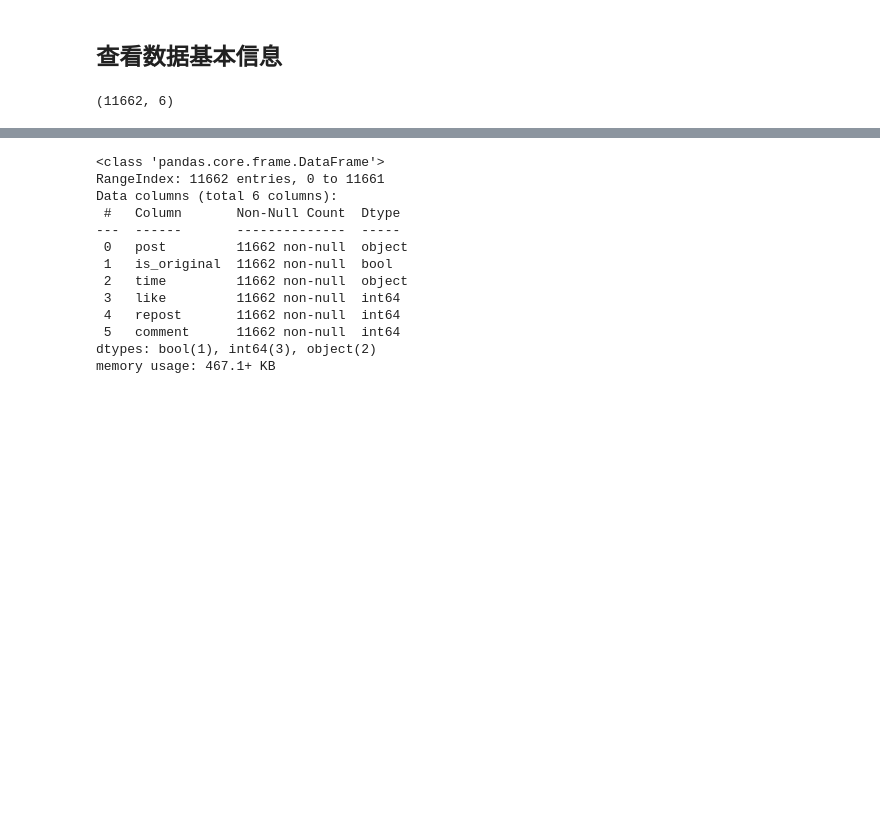
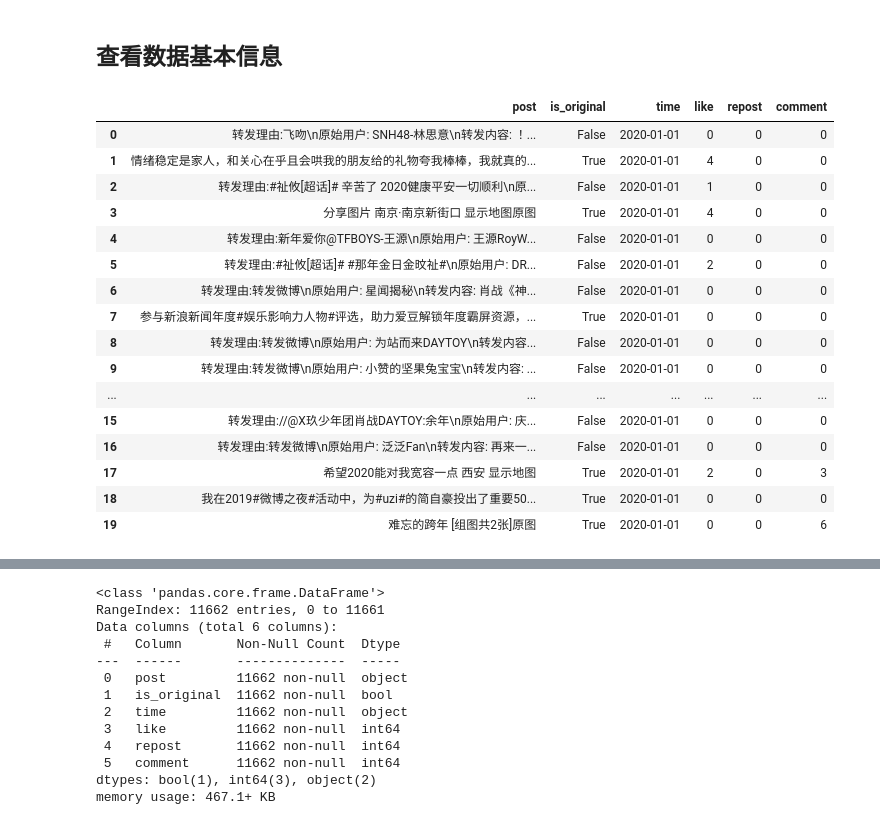
Before and after one commit to const7/Emotion-Contagion, a Jupyter notebook: code/weibo_user.ipynb, the cells around one changed output, grey strips where cells are left out. Drawn from its saved outputs; the diff is of its cells as text; code cells hidden in the pictures; blank space fills up the shorter version.

```diff
--- a/code/weibo_user.ipynb
+++ b/code/weibo_user.ipynb
@@ -14,18 +15,17 @@ from matplotlib import pyplot as plt
 # %%
 start_date = "2020-1-20"
-font_path = "./Microsoft YaHei Mono.ttf"
-media_data_path = "../data/user_data"
+font_path = "../data/Microsoft YaHei Mono.ttf"
+post_data_path = "../data/user_data"
 stop_words_path = "../data/dictionary/stop_words.txt"
 positive_words_path = "../data/dictionary/ntusd-positive.txt"
 negative_words_path = "../data/dictionary/ntusd-negative.txt"
-expanded_dict_path = "../data/dictionary/jieba_expanded_dict.txt"
 # %%
 #显示所有列
 pd.set_option('display.max_columns', None)
 #显示所有行
-pd.set_option('display.max_rows', None)
+pd.set_option('display.max_rows', 20)
 #设置value的显示长度为100，默认为50
-pd.set_option('max_colwidth',100)
+pd.set_option('max_colwidth',200)
 # %% [markdown]
 ## 获取数据
 # %%
@@ -45,10 +45,26 @@ def get_data(file_path):
     # concatenate posts by date
     # total = total.groupby("time")["post"].sum()
     return total
-data = get_data(media_data_path)
+data = get_data(post_data_path)
 # %% [markdown]
 ## 查看数据基本信息
-# %%
-data.shape
-# %% [output]
-(11662, 6)
+# %%
+data.head(20)
+# %% [output]
+|  | post | is_original | time | like | repost | comment |
+| 0 | 转发理由:飞吻\n原始用户: SNH48-林思意\n转发内容: ！... | False | 2020-01-01 | 0 | 0 | 0 |
+| 1 | 情绪稳定是家人，和关心在乎且会哄我的朋友给的礼物夸我棒棒，我就真的... | True | 2020-01-01 | 4 | 0 | 0 |
+| 2 | 转发理由:#祉攸[超话]# 辛苦了 2020健康平安一切顺利\n原... | False | 2020-01-01 | 1 | 0 | 0 |
+| 3 | 分享图片 南京·南京新街口 显示地图原图 | True | 2020-01-01 | 4 | 0 | 0 |
+| 4 | 转发理由:新年爱你@TFBOYS-王源\n原始用户: 王源RoyW... | False | 2020-01-01 | 0 | 0 | 0 |
+| 5 | 转发理由:#祉攸[超话]# #那年金日金旼祉#\n原始用户: DR... | False | 2020-01-01 | 2 | 0 | 0 |
+| 6 | 转发理由:转发微博\n原始用户: 星闻揭秘\n转发内容: 肖战《神... | False | 2020-01-01 | 0 | 0 | 0 |
+| 7 | 参与新浪新闻年度#娱乐影响力人物#评选，助力爱豆解锁年度霸屏资源，... | True | 2020-01-01 | 0 | 0 | 0 |
+| 8 | 转发理由:转发微博\n原始用户: 为站而来DAYTOY\n转发内容... | False | 2020-01-01 | 0 | 0 | 0 |
+| 9 | 转发理由:转发微博\n原始用户: 小赞的坚果兔宝宝\n转发内容: ... | False | 2020-01-01 | 0 | 0 | 0 |
+| ... | ... | ... | ... | ... | ... | ... |
+| 15 | 转发理由://@X玖少年团肖战DAYTOY:余年\n原始用户: 庆... | False | 2020-01-01 | 0 | 0 | 0 |
+| 16 | 转发理由:转发微博\n原始用户: 泛泛Fan\n转发内容: 再来一... | False | 2020-01-01 | 0 | 0 | 0 |
+| 17 | 希望2020能对我宽容一点 西安 显示地图 | True | 2020-01-01 | 2 | 0 | 3 |
+| 18 | 我在2019#微博之夜#活动中，为#uzi#的简自豪投出了重要50... | True | 2020-01-01 | 0 | 0 | 0 |
+| 19 | 难忘的跨年 [组图共2张]原图 | True | 2020-01-01 | 0 | 0 | 6 |
```
Also changed, not shown: parts of 9 cells of this notebook, 6 other files.
